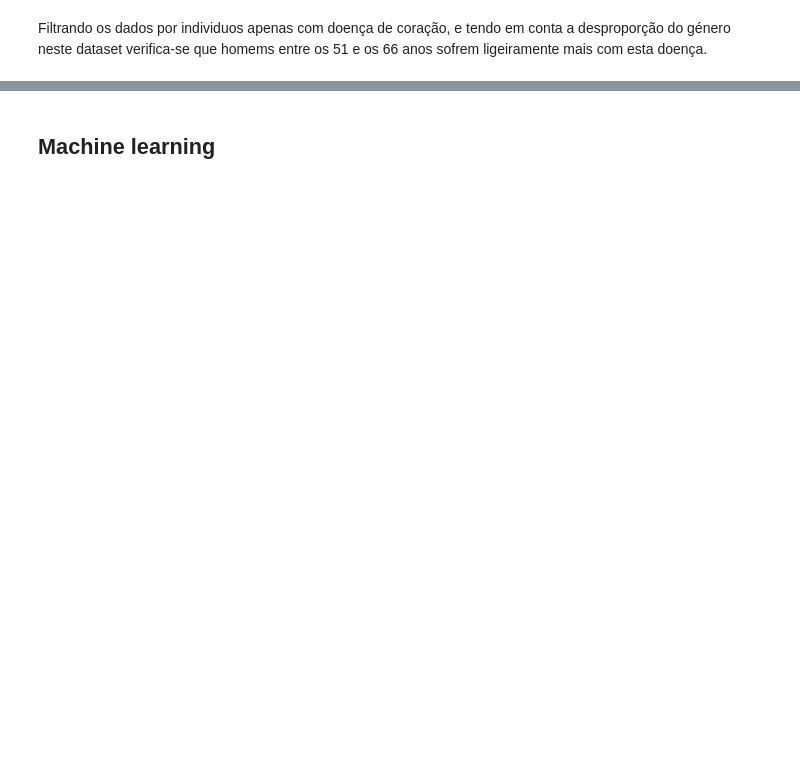
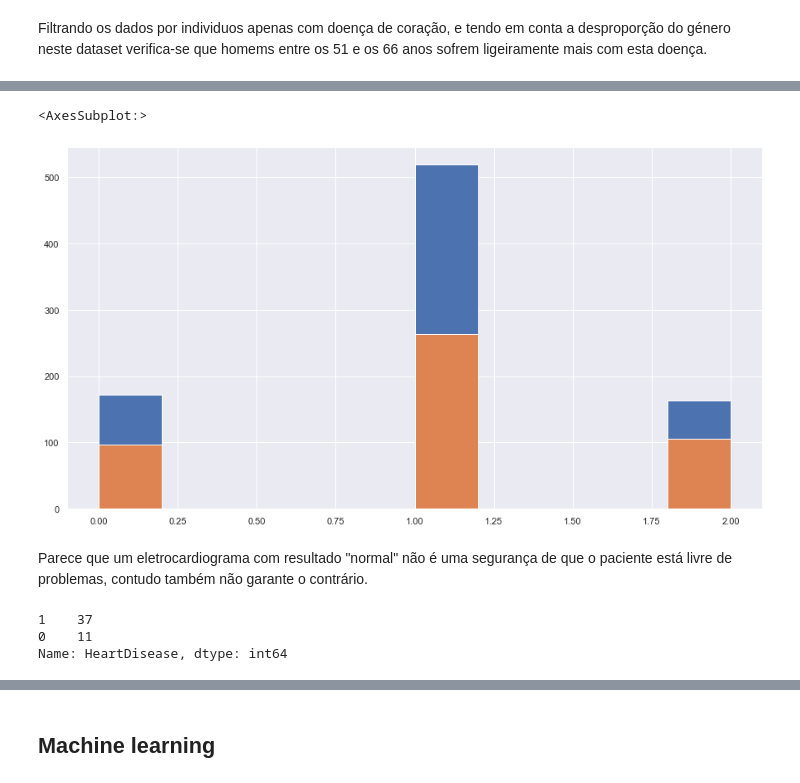
Before and after one commit to MiguelDordio/HeartDiseaseAnalysis, a Jupyter notebook: notebooks/heart_disease.ipynb, the cells around one changed output, grey strips where cells are left out. Cells and saved outputs as stored; diff of their text form; code cells hidden in the pictures; blank space fills up the shorter version.

```diff
--- a/notebooks/heart_disease.ipynb
+++ b/notebooks/heart_disease.ipynb
@@ -570,0 +585,20 @@ coração e Angina durante exercício
+# %%
+df['RestingECG'].hist()
+df_heart_disease['RestingECG'].hist()
+# %% [output]
+<AxesSubplot:>
+[figure, added]
+# %% [markdown]
+Parece que um eletrocardiograma com resultado "normal" não é uma segurança de que o paciente está livre de problemas,
+contudo também não garante o contrário.
+# %%
+# ST_Slope: Down -> 0 | Flat -> 1 | Up -> 2
+up_slope = df['ST_Slope'] == 2
+down_slope = df['ST_Slope'] == 0
+st_deviation_down = df['STDeviation'] > 0
+
+print(df[down_slope & st_deviation_down]['HeartDisease'].value_counts())
+# %% [output]
+1    37
+0    11
+Name: HeartDisease, dtype: int64
```
Also changed, not shown: parts of 91 cells of this notebook.
